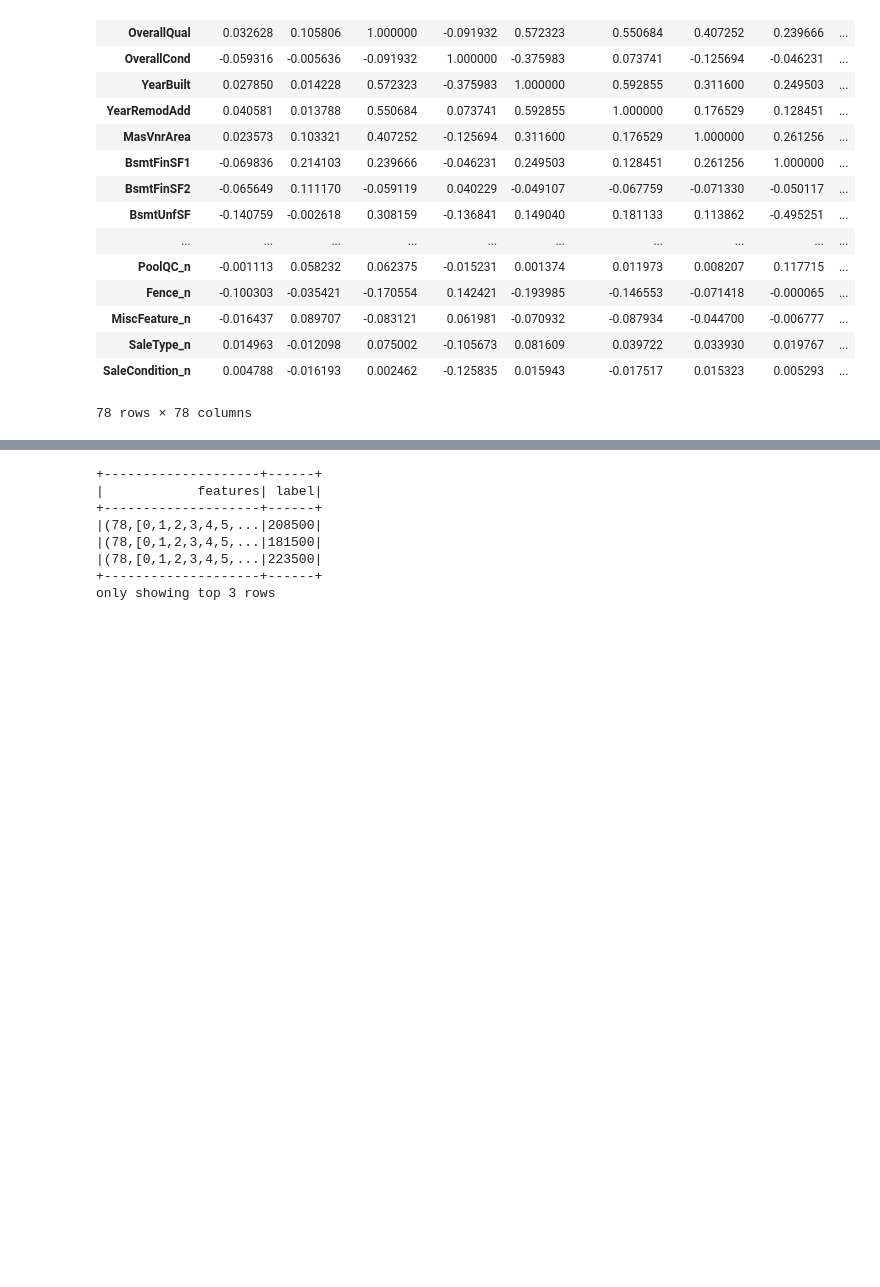
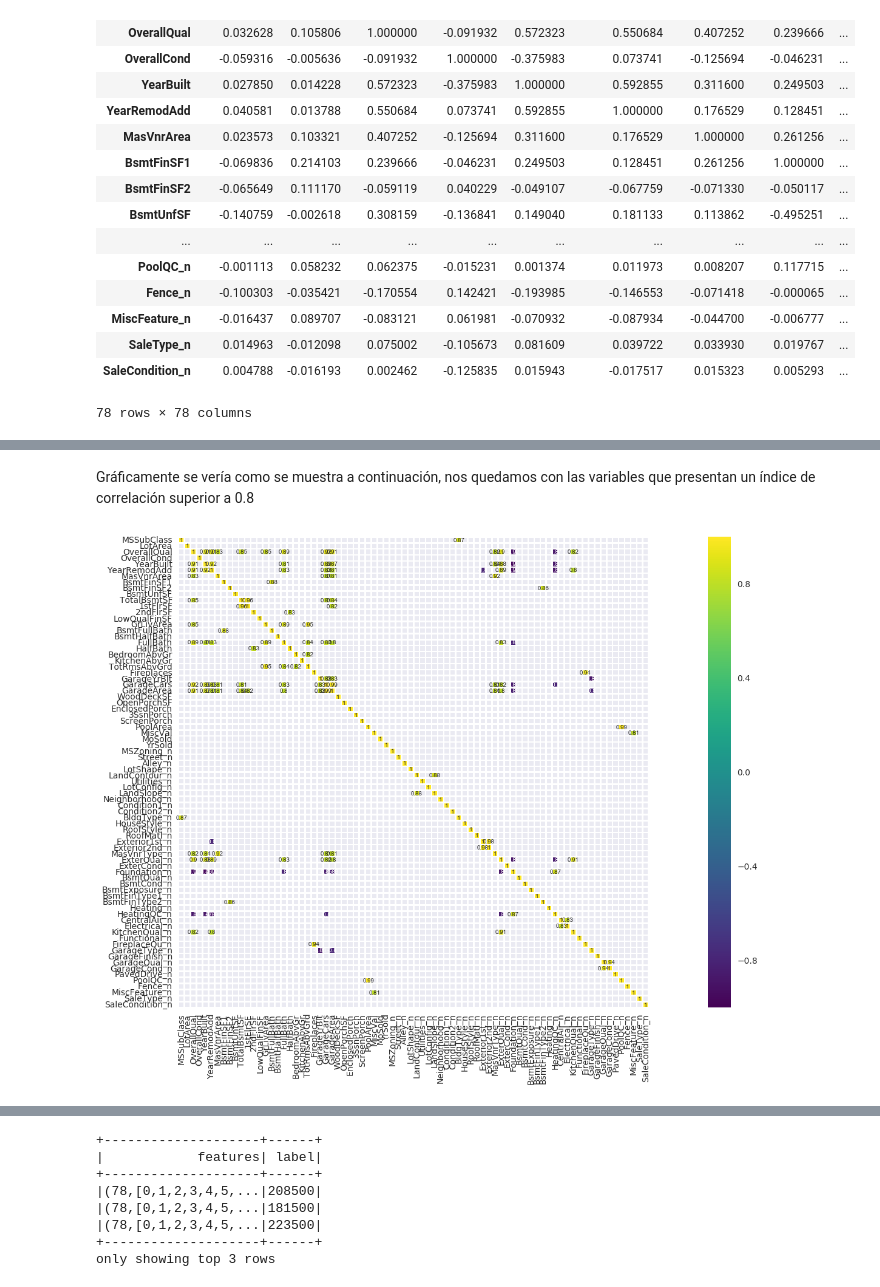
Before and after one commit to inmperfer/APBD, a Jupyter notebook: evaluacion_APBD_InmaPerea.ipynb, the cells around one changed output, grey strips where cells are left out. Drawn from its saved outputs; the diff is of its cells as text; code cells hidden in the pictures; blank space fills up the shorter version.

```diff
--- a/evaluacion_APBD_InmaPerea.ipynb
+++ b/evaluacion_APBD_InmaPerea.ipynb
@@ -1585,0 +1563,12 @@ dtype: float64
+# %%
+corr_matrix = pearson_corr_df.corr()
+
+# Calculamos el valor absoluto de las correlaciones, nos interesa el orden de magnitud, no el signo
+abs_corr_matrix = corr_matrix.abs()
+
+corr_pairs = (corr_matrix.where(np.triu(np.ones(corr_matrix.shape), k=1).astype(np.bool))
+                 .stack()
+                 .sort_values(ascending=False))
+
+# Mostramos las 10 parejas de variables que presentan mayor correlación
+corr_pairs.head(10)
@@ -1585,0 +1587,10 @@ dtype: float64
+# %% [markdown]
+Gráficamente se vería como se muestra a continuación, nos quedamos con las variables que presentan un índice de correlación superior a 0.8
+# %%
+plt.figure(figsize=(25, 10))
+
+sns.heatmap(corr_matrix[(corr_matrix >= 0.8) | (corr_matrix <= -0.8)],
+            cmap='viridis', vmax=1.0, vmin=-1.0, linewidths=1.2,
+            annot=True, annot_kws={"size": 7}, square=True);
+# %% [output]
+[figure, added]
```
Also changed, not shown: parts of 162 cells of this notebook, 2 other files.
